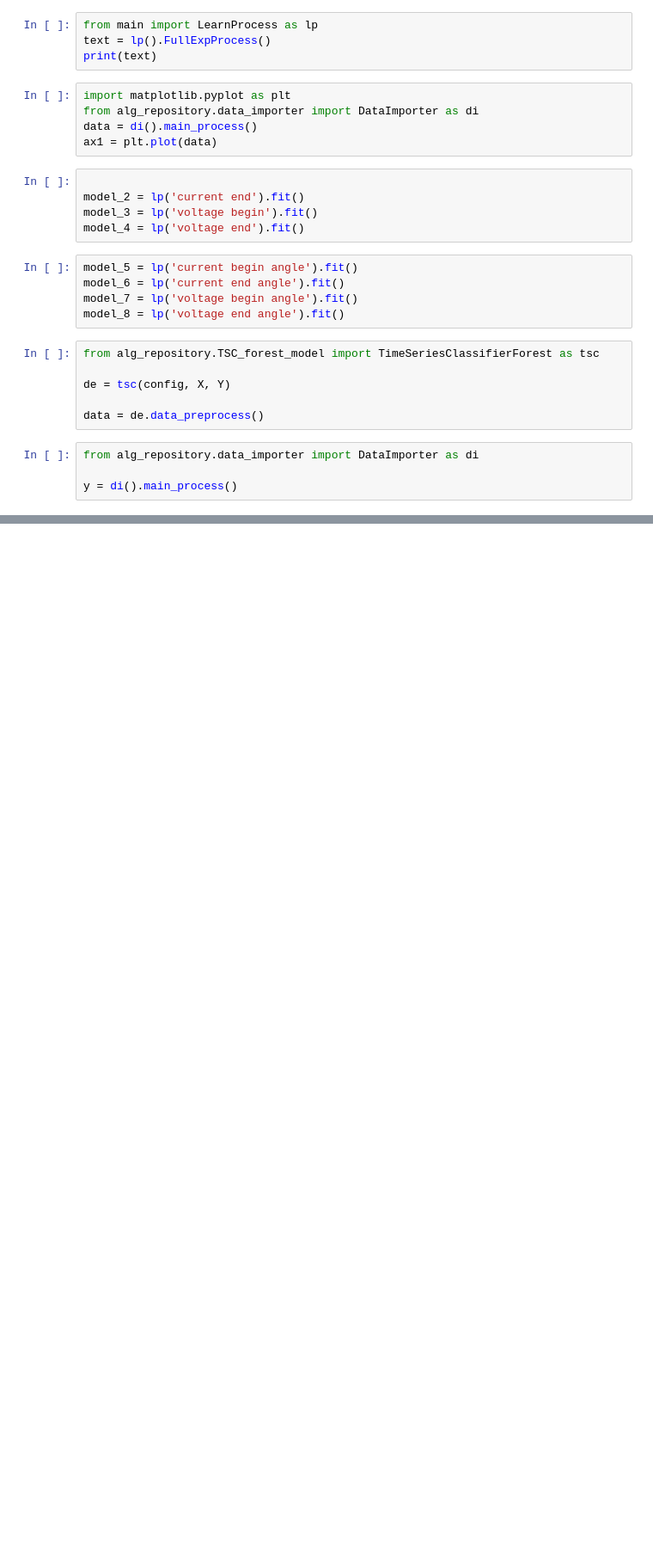
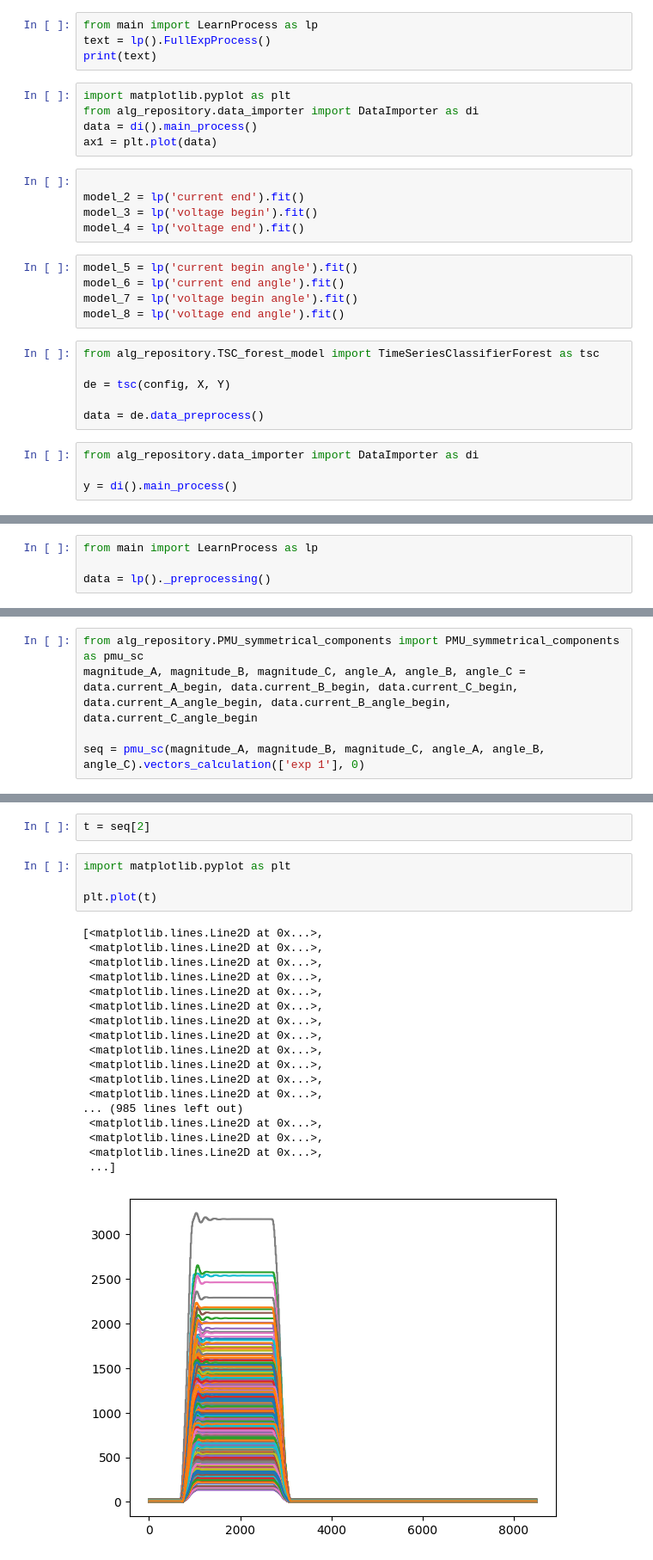
Before and after one commit to TinyEnerget/fault_location_machine_learning, a Jupyter notebook: train_data_preproc.ipynb, the cells around one changed output, grey strips where cells are left out. Shown: that part at 86% size. Saved outputs shown, nothing was run; the diff lists cells and outputs as text; blank space fills up the shorter version.

```diff
--- a/train_data_preproc.ipynb
+++ b/train_data_preproc.ipynb
@@ -498,0 +553,4 @@ y = di().main_process()
+# %%
+from main import LearnProcess as lp
+
+data = lp()._preprocessing()
@@ -498,0 +608,5 @@ y = di().main_process()
+# %%
+from alg_repository.PMU_symmetrical_components import PMU_symmetrical_components as pmu_sc
+magnitude_A, magnitude_B, magnitude_C, angle_A, angle_B, angle_C = data.current_A_begin, data.current_B_begin, data.current_C_begin, data.current_A_angle_begin, data.current_B_angle_begin, data.current_C_angle_begin
+
+seq = pmu_sc(magnitude_A, magnitude_B, magnitude_C, angle_A, angle_B, angle_C).vectors_calculation(['exp 1'], 0)
@@ -498,0 +619,25 @@ y = di().main_process()
+# %%
+t = seq[2]
+# %%
+import matplotlib.pyplot as plt
+
+plt.plot(t)
+# %% [output]
+[<matplotlib.lines.Line2D at 0x...>,
+ <matplotlib.lines.Line2D at 0x...>,
+ <matplotlib.lines.Line2D at 0x...>,
+ <matplotlib.lines.Line2D at 0x...>,
+ <matplotlib.lines.Line2D at 0x...>,
+ <matplotlib.lines.Line2D at 0x...>,
+ <matplotlib.lines.Line2D at 0x...>,
+ <matplotlib.lines.Line2D at 0x...>,
+ <matplotlib.lines.Line2D at 0x...>,
+ <matplotlib.lines.Line2D at 0x...>,
+ <matplotlib.lines.Line2D at 0x...>,
+ <matplotlib.lines.Line2D at 0x...>,
+... (985 lines left out)
+ <matplotlib.lines.Line2D at 0x...>,
+ <matplotlib.lines.Line2D at 0x...>,
+ <matplotlib.lines.Line2D at 0x...>,
+ ...]
+[figure, added]
```
Also changed, not shown: parts of 13 cells of this notebook, 2 other files.
